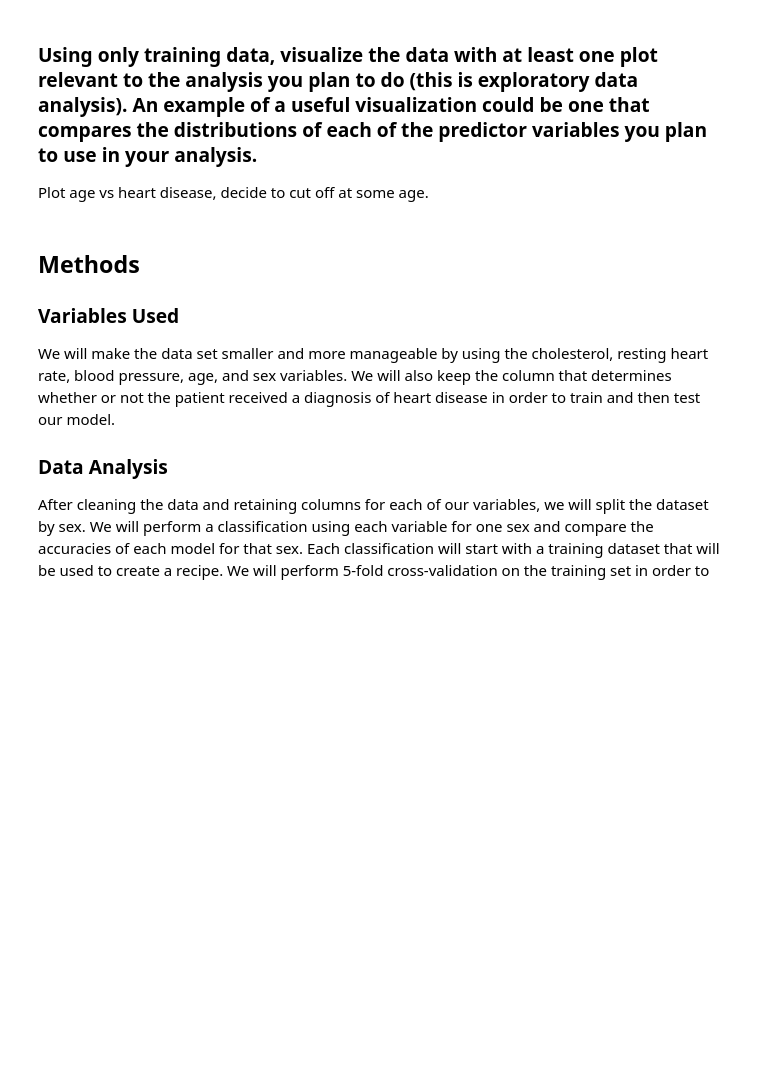
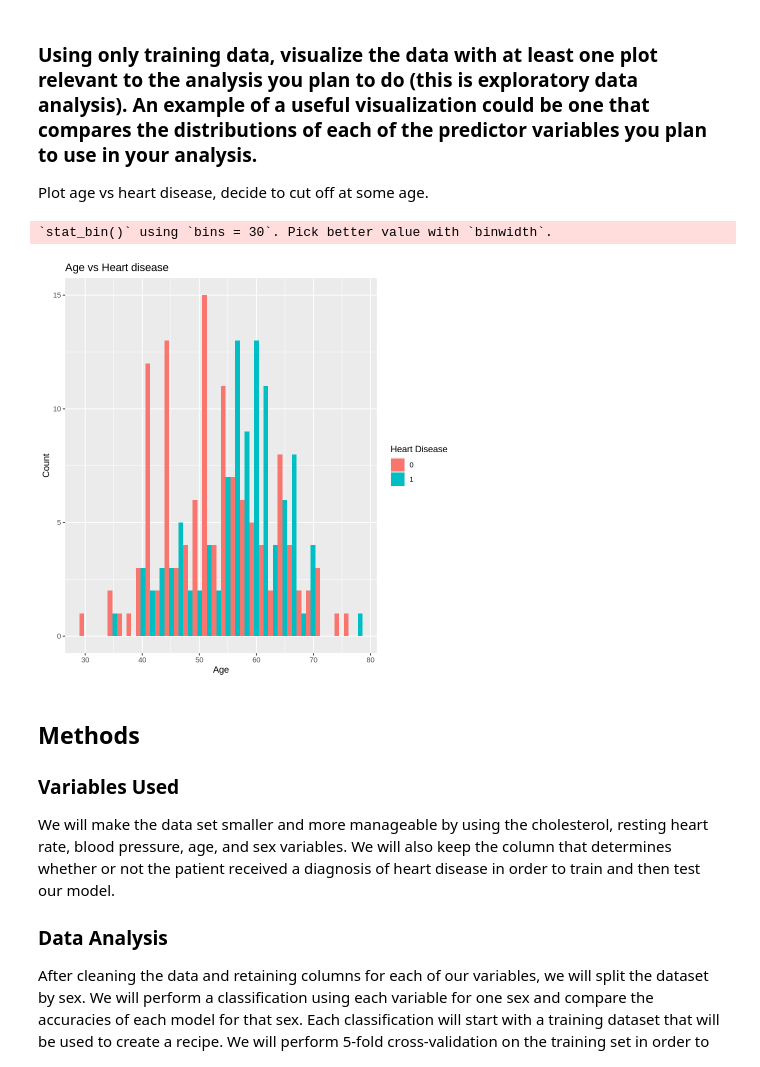
Before and after one commit to sandrapruner/DSCI-100-Project, a Jupyter notebook: Proposal.ipynb, the cells around one changed output. Cells and saved outputs as stored; diff of their text form; code cells hidden in the pictures; blank space fills up the shorter version.

Commit message:
histogram

```diff
--- a/Proposal.ipynb
+++ b/Proposal.ipynb
@@ -74,7 +93,14 @@ A tibble: 2 × 3
 ### Using only training data, visualize the data with at least one plot relevant to the analysis you plan to do (this is exploratory data analysis). An example of a useful visualization could be one that compares the distributions of each of the predictor variables you plan to use in your analysis.
 Plot age vs heart disease, decide to cut off at some age.
 # %%
-#Create age v.s. cp plot to demonstrate which ages we will focus on
+heart_histogram <-   ggplot(heart_train, aes(x = age, fill = target)) +
+                     geom_histogram(position = 'dodge') +
+                     labs(x = "Age", y = "Count", fill = "Heart Disease") +
+                     ggtitle("Age vs Heart disease")
+heart_histogram
+# %% [output]
+`stat_bin()` using `bins = 30`. Pick better value with `binwidth`.
+[figure, added]
 # %% [markdown]
 ## Methods
 
```
Also changed, not shown: parts of 2 cells of this notebook.
